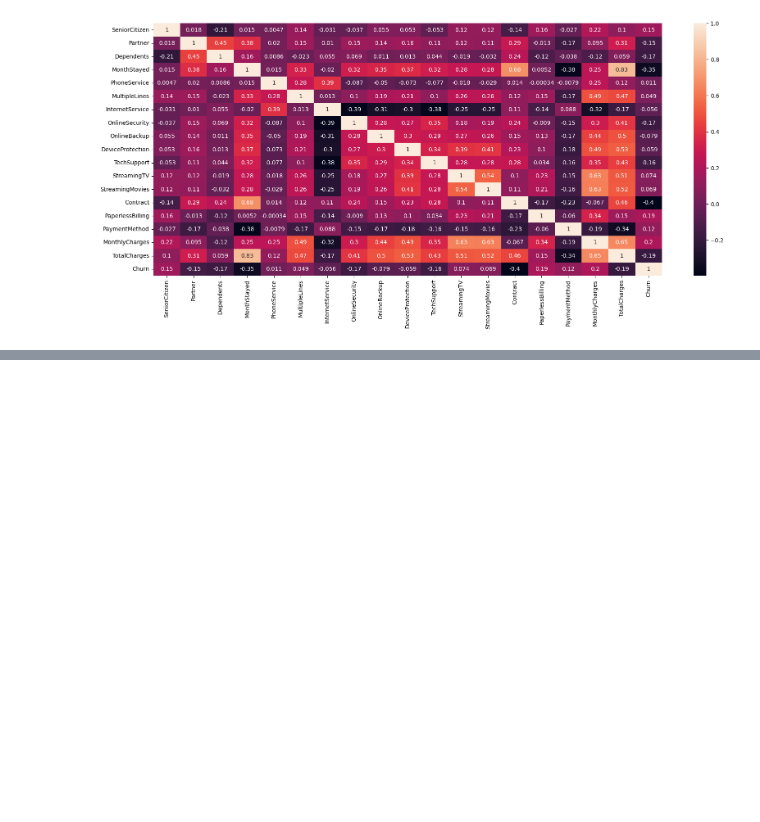
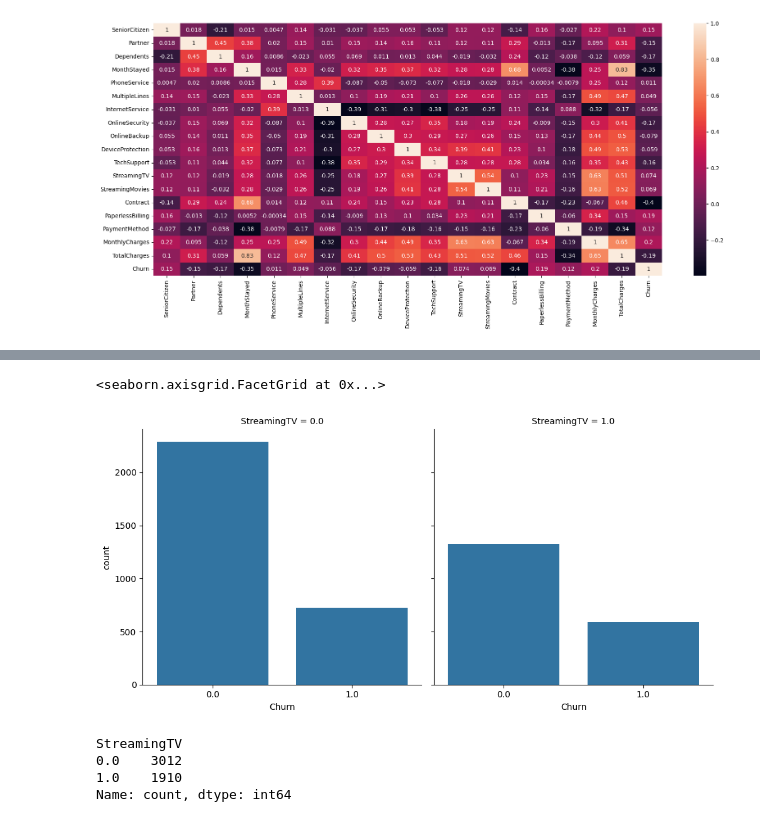
Before and after one commit to Nati-W/Customer-Churn-Prediction, a Jupyter notebook: Churn prediction.ipynb, the cells around one changed output, grey strips where cells are left out. Saved outputs shown, nothing was run; the diff lists cells and outputs as text; code cells hidden in the pictures; blank space fills up the shorter version.

```diff
--- a/Churn prediction.ipynb
+++ b/Churn prediction.ipynb
@@ -546,0 +547,15 @@ scores
+# %%
+# Total charge is just month_stayed * monthly bill and both are more important so
+tr.drop('TotalCharges', axis=1, inplace=True)
+# %%
+sns.catplot(x='Churn', col='StreamingTV', kind='count', data=tr)
+# %% [output]
+<seaborn.axisgrid.FacetGrid at 0x...>
+[figure, added]
+# %%
+tr['StreamingTV'].value_counts()
+# %% [output]
+StreamingTV
+0.0    3012
+1.0    1910
+Name: count, dtype: int64
```
Also changed, not shown: parts of 15 cells of this notebook.
